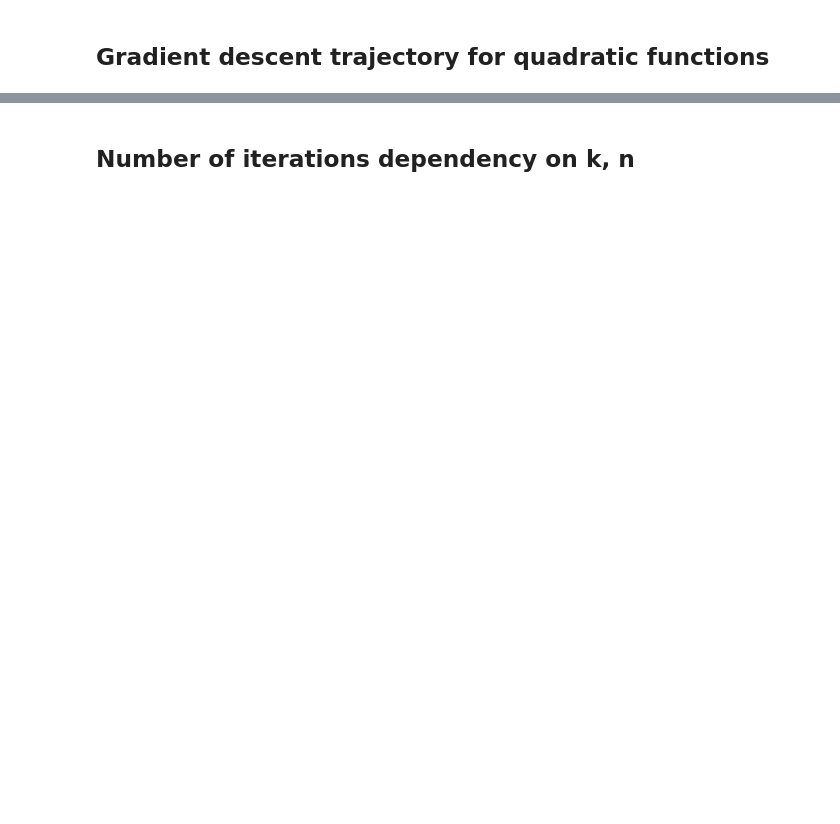
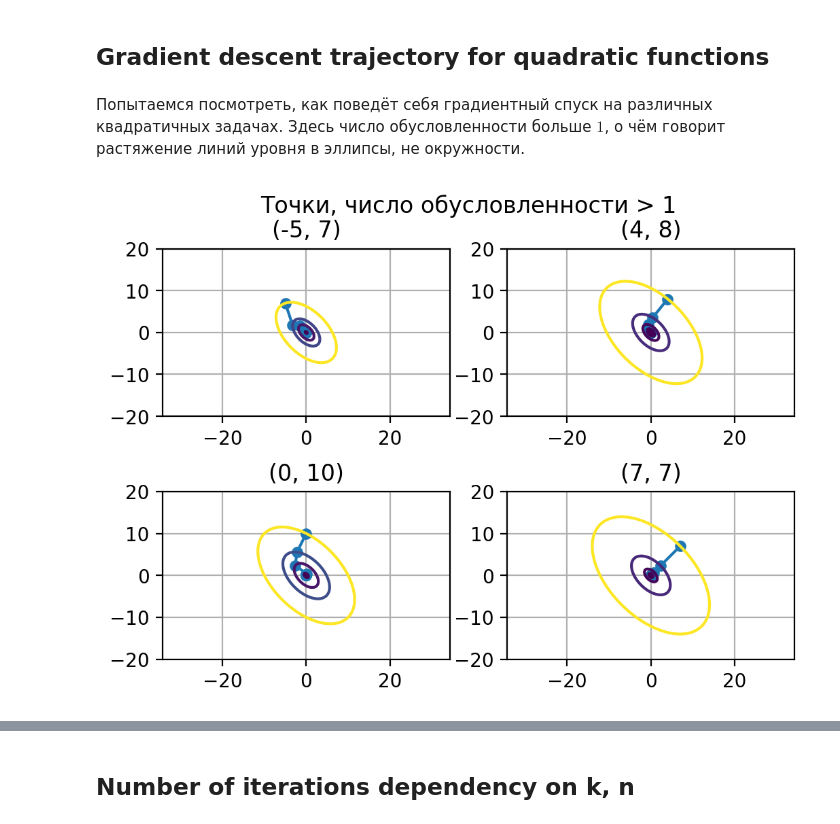
Before and after one commit to YuriNeverov/Optimization-Methods-Gradient-Descent, a Jupyter notebook: GradientDescent.ipynb, the cells around one changed output, grey strips where cells are left out. Saved outputs shown, nothing was run; the diff lists cells and outputs as text; code cells hidden in the pictures; blank space fills up the shorter version.

```diff
--- a/GradientDescent.ipynb
+++ b/GradientDescent.ipynb
@@ -303,2 +382,40 @@ plt.show()
 # %% [markdown]
 ## Gradient descent trajectory for quadratic functions
+# %% [markdown]
+Попытаемся посмотреть, как поведёт себя градиентный спуск на различных квадратичных
+задачах. Здесь число обусловленности больше $1$, о чём говорит растяжение линий уровня
+в эллипсы, не окружности.
+# %%
+def f_q1(v: np.ndarray) -> float:
+  x, y = v
+  return 4 * x**2 + 4 * y**2 + 4 * x * y
+
+
+def grad_q1(v: np.ndarray) -> np.ndarray:
+  x, y = v
+  return np.array([8 * x + 4 * y, 8 * y + 4 * x])
+
+t = np.linspace(-20, 20, 1000)
+X, Y = np.meshgrid(t, t)
+fig = plt.figure(dpi=200)
+fig.suptitle('Точки, число обусловленности > 1')
+
+
+def plot_quadratic(f, grad, x0, n: int, title: str):
+  points = gd_one_dim_wolfe(f, grad, x0, max_epoch=20)
+  plt.subplot(n)
+  plt.grid(True)
+  plt.title(title)
+  plt.axis('equal')
+  plt.plot(points[:, 0], points[:, 1], 'o-', ms=5)
+  plt.contour(X, Y, f(np.array([X, Y])), levels=sorted([f(p) for p in points]))
+
+x0s = np.array([[-5, 7], [4, 8], [0, 10], [7, 7]])
+i = 1
+for pt in x0s:
+  plot_quadratic(f_q1, grad_q1, pt, 220 + i, f'({pt[0]}, {pt[1]})')
+  i += 1
+plt.subplots_adjust(hspace=0.45)
+plt.show()
+# %% [output]
+[figure, added]
```
Also changed, not shown: parts of 14 cells of this notebook.
